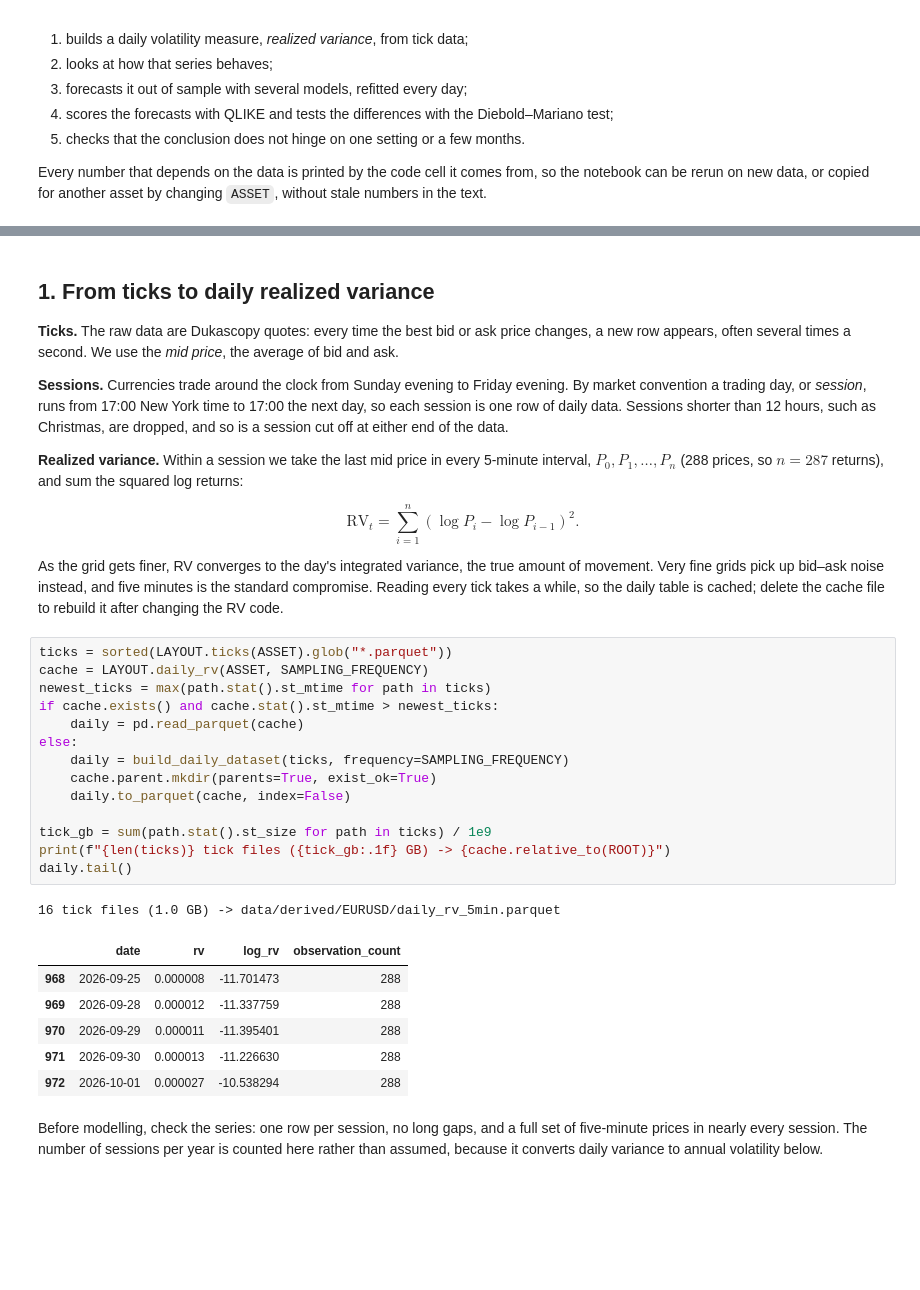
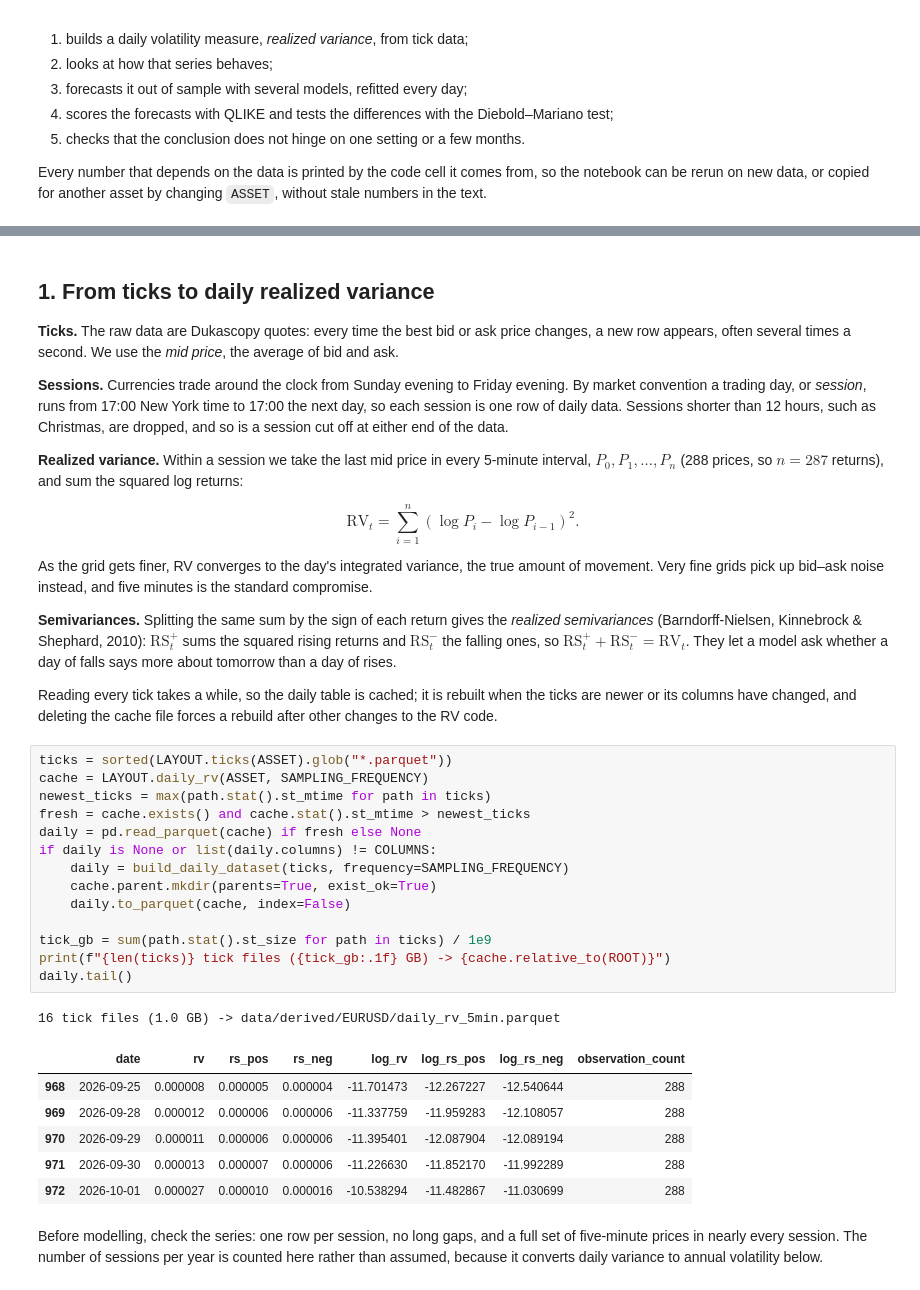
Before and after one commit to kholmetskii/realized-vol, a Jupyter notebook: notebooks/01_eurusd.ipynb, the cells around one changed output, grey strips where cells are left out. Drawn from its saved outputs; the diff is of its cells as text; blank space fills up the shorter version.

```diff
--- a/notebooks/01_eurusd.ipynb
+++ b/notebooks/01_eurusd.ipynb
@@ -66,31 +64,40 @@ $$
 
 As the grid gets finer, RV converges to the day's integrated variance, the true
 amount of movement. Very fine grids pick up bid–ask noise instead, and five
-minutes is the standard compromise. Reading every tick takes a while, so the
-daily table is cached; delete the cache file to rebuild it after changing the
-RV code.
+minutes is the standard compromise.
+
+**Semivariances.** Splitting the same sum by the sign of each return gives the
+*realized semivariances* (Barndorff-Nielsen, Kinnebrock & Shephard, 2010):
+$\mathrm{RS}^+_t$ sums the squared rising returns and $\mathrm{RS}^-_t$ the
+falling ones, so $\mathrm{RS}^+_t + \mathrm{RS}^-_t = \mathrm{RV}_t$. They let
+a model ask whether a day of falls says more about tomorrow than a day of
+rises.
+
+Reading every tick takes a while, so the daily table is cached; it is rebuilt
+when the ticks are newer or its columns have changed, and deleting the cache
+file forces a rebuild after other changes to the RV code.
 # %%
 ticks = sorted(LAYOUT.ticks(ASSET).glob("*.parquet"))
 cache = LAYOUT.daily_rv(ASSET, SAMPLING_FREQUENCY)
 newest_ticks = max(path.stat().st_mtime for path in ticks)
-if cache.exists() and cache.stat().st_mtime > newest_ticks:
-    daily = pd.read_parquet(cache)
-else:
+fresh = cache.exists() and cache.stat().st_mtime > newest_ticks
+daily = pd.read_parquet(cache) if fresh else None
+if daily is None or list(daily.columns) != COLUMNS:
     daily = build_daily_dataset(ticks, frequency=SAMPLING_FREQUENCY)
     cache.parent.mkdir(parents=True, exist_ok=True)
     daily.to_parquet(cache, index=False)
 
 tick_gb = sum(path.stat().st_size for path in ticks) / 1e9
 print(f"{len(ticks)} tick files ({tick_gb:.1f} GB) -> {cache.relative_to(ROOT)}")
 daily.tail()
 # %% [output]
 16 tick files (1.0 GB) -> data/derived/EURUSD/daily_rv_5min.parquet
-|  | date | rv | log_rv | observation_count |
-| 968 | 2026-09-25 | 0.000008 | -11.701473 | 288 |
-| 969 | 2026-09-28 | 0.000012 | -11.337759 | 288 |
-| 970 | 2026-09-29 | 0.000011 | -11.395401 | 288 |
-| 971 | 2026-09-30 | 0.000013 | -11.226630 | 288 |
-| 972 | 2026-10-01 | 0.000027 | -10.538294 | 288 |
+|  | date | rv | rs_pos | rs_neg | log_rv | log_rs_pos | log_rs_neg | observation_count |
+| 968 | 2026-09-25 | 0.000008 | 0.000005 | 0.000004 | -11.701473 | -12.267227 | -12.540644 | 288 |
+| 969 | 2026-09-28 | 0.000012 | 0.000006 | 0.000006 | -11.337759 | -11.959283 | -12.108057 | 288 |
+| 970 | 2026-09-29 | 0.000011 | 0.000006 | 0.000006 | -11.395401 | -12.087904 | -12.089194 | 288 |
+| 971 | 2026-09-30 | 0.000013 | 0.000007 | 0.000006 | -11.226630 | -11.852170 | -11.992289 | 288 |
+| 972 | 2026-10-01 | 0.000027 | 0.000010 | 0.000016 | -10.538294 | -11.482867 | -11.030699 | 288 |
 # %% [markdown]
 Before modelling, check the series: one row per session, no long gaps, and a
 full set of five-minute prices in nearly every session. The number of sessions
```
Also changed, not shown: parts of 46 cells of this notebook, 15 other files.
